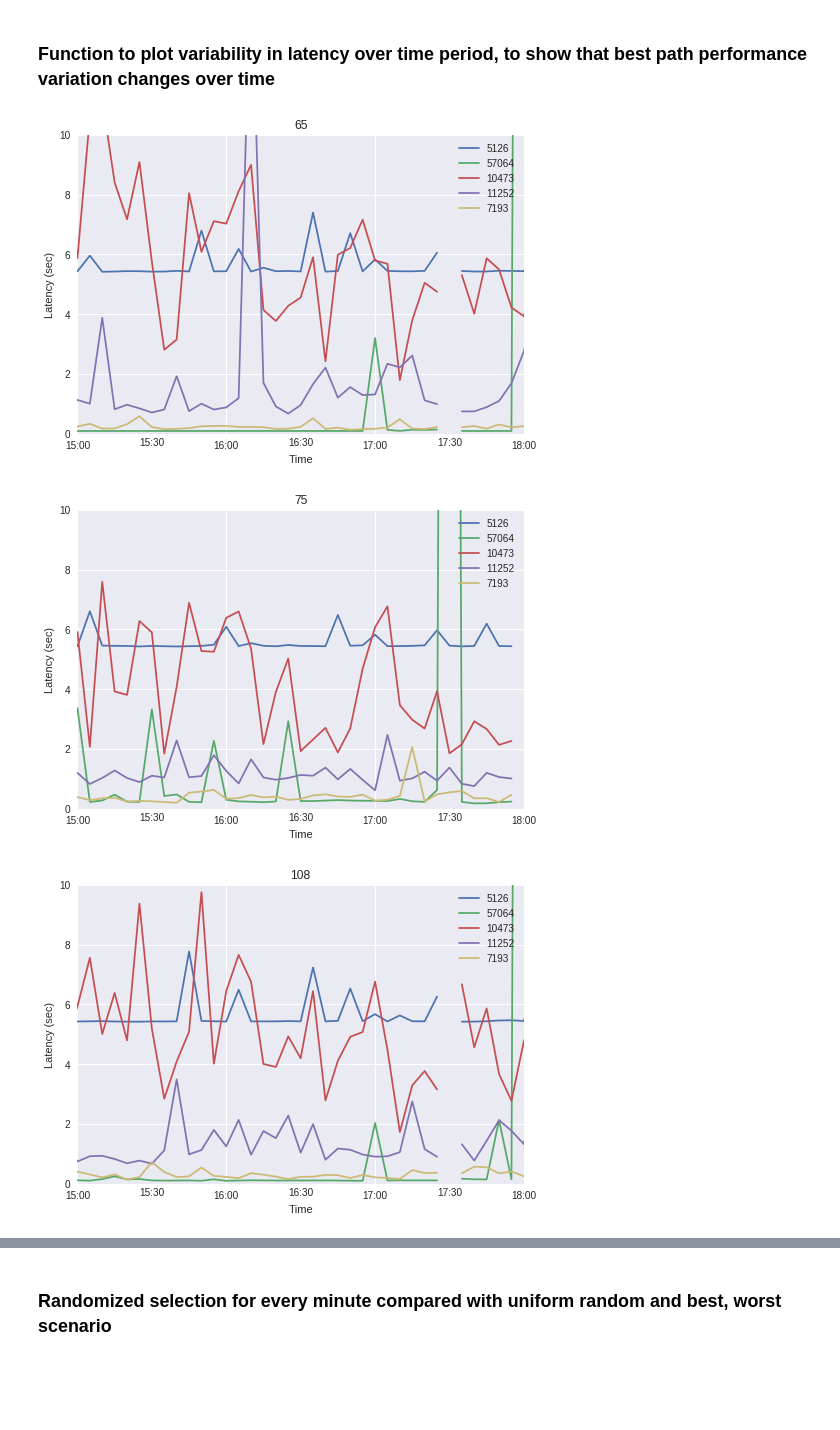
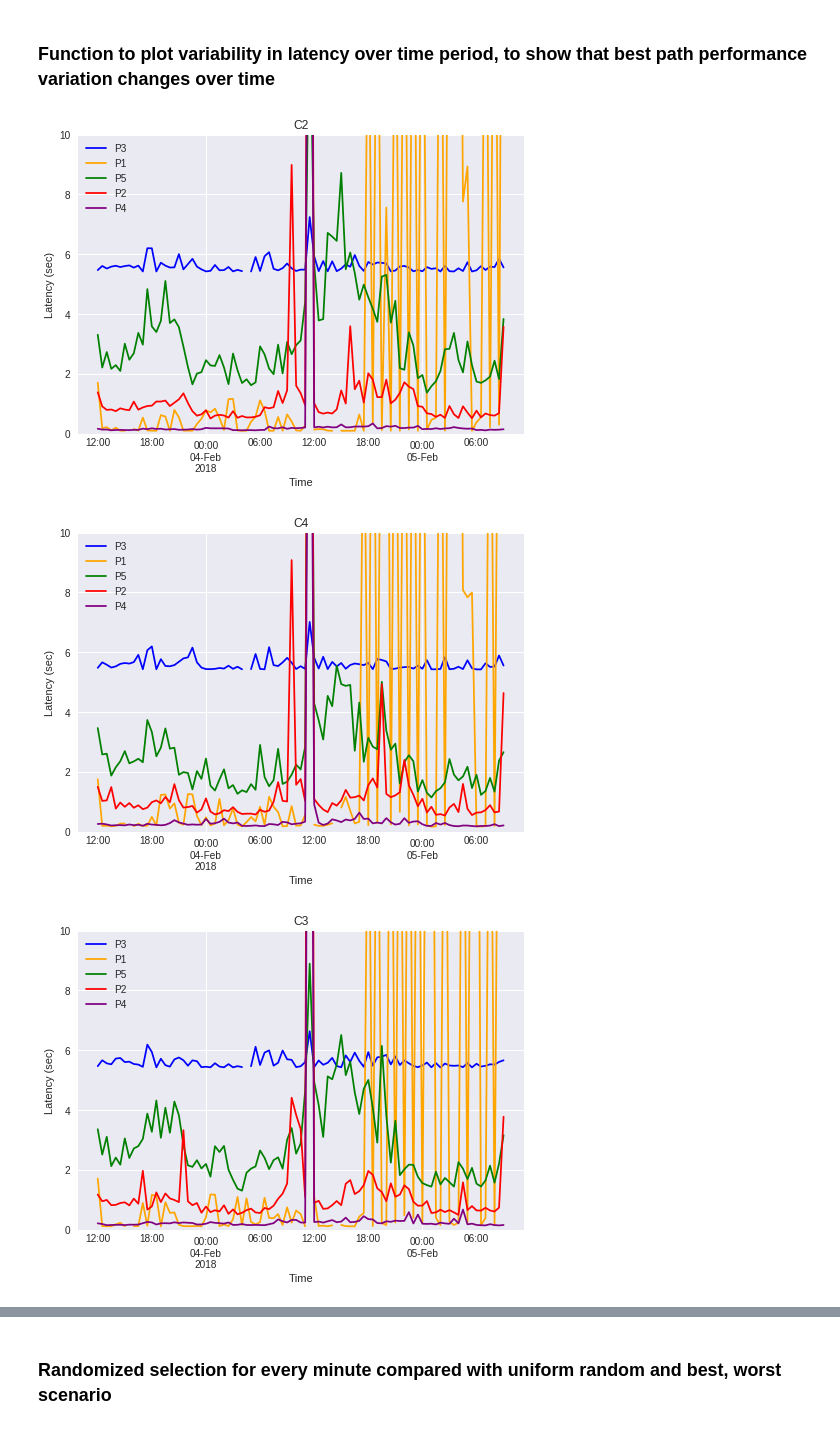
Before and after one commit to khulan8824/proxyTest, a Jupyter notebook: randomSelection.ipynb, the cells around one changed output, grey strips where cells are left out. Cells and saved outputs as stored; diff of their text form; code cells hidden in the pictures; blank space fills up the shorter version.

Commit message:
Client dist

```diff
--- a/randomSelection.ipynb
+++ b/randomSelection.ipynb
@@ -17,6 +17,11 @@ RESULTS_DIR = os.path.join( os.getcwd(),'results')
 headers = ['time', 'start_transfer', 'download','status','download_size']
 proxies = {'10.138.25.67':'5126', '10.139.40.85':'57064', '10.138.77.2':'11252',
            '10.138.57.2':'7193','10.138.85.130':'10473'}
+
+proxyNames = {'57064':'P1', '11252':'P2','5126': 'P3',  '7193':'P4', '10473':'P5'}
+clientNames = {'65':'C2', '75':'C4', '132':'C1', '108':'C3'}
+
+colorMap = {'57064':'orange', '11252':'red','5126': 'blue',  '7193':'purple', '10473':'green'}
 
 #Read input files from the directory and returns DataTable object in a combined list
 def read_clients_log():
@@ -68,38 +73,38 @@ client_data.head()
 def plot_latency(df_clients,var):
     clients = df_clients.client.unique()
     for client in clients:
         df = df_clients.query('client == "'+client+'"')
         proxies = df.proxy.unique()
         labels = []
         for proxy in proxies:
             df_proxy = df.query('proxy == "'+proxy+'"')
             df_proxy = df_proxy.resample('5Min').mean()
-            labels.append(proxy)
-            df_proxy['download'].plot()
+            labels.append(proxyNames[proxy])
+            df_proxy.resample('30Min').mean()['download'].plot(color=colorMap[proxy])
             #print(client,">",proxy,">",df_proxy['download'].mean())
             #ecdf = getECDF(df_proxy, 'bytes_second')
             #ecdf.plot(logx=True)
             #print(client,":",proxy,":",df_proxy.bytes_second.max())
         plt.legend(labels)
-        plt.title(client)
+        plt.title(clientNames[client])
         plt.ylabel('Latency (sec)')
         plt.xlabel('Time')
         plt.ylim(0,10)
-        plt.xlim('04-Feb-2018 15:00','04-Feb-2018 18:00',)
+        #plt.xlim('04-Feb-2018 15:00','04-Feb-2018 18:00',)
         plt.show()
 
 def show_avg_latency(df):
     clients = df.client.unique()
     for client in  clients:
         df_client = df.query('client == "'+client+'"')
         proxies = df_client.proxy.unique()
         for proxy in proxies:
             df_proxy = df.query('proxy == "'+proxy+'"')
-            print(proxy,">", client, ">",df_proxy['download'].mean())
+            #print(proxy,">", client, ">",df_proxy['download'].mean())
 
 plot_latency(client_data,'download')
 show_avg_latency(client_data)
 # %% [output]
-[figure, old version]
+[figure, new version]
-[figure, old version]
+[figure, new version]
-[figure, old version]
+[figure, new version]
```
Also changed, not shown: parts of 7 cells of this notebook.
